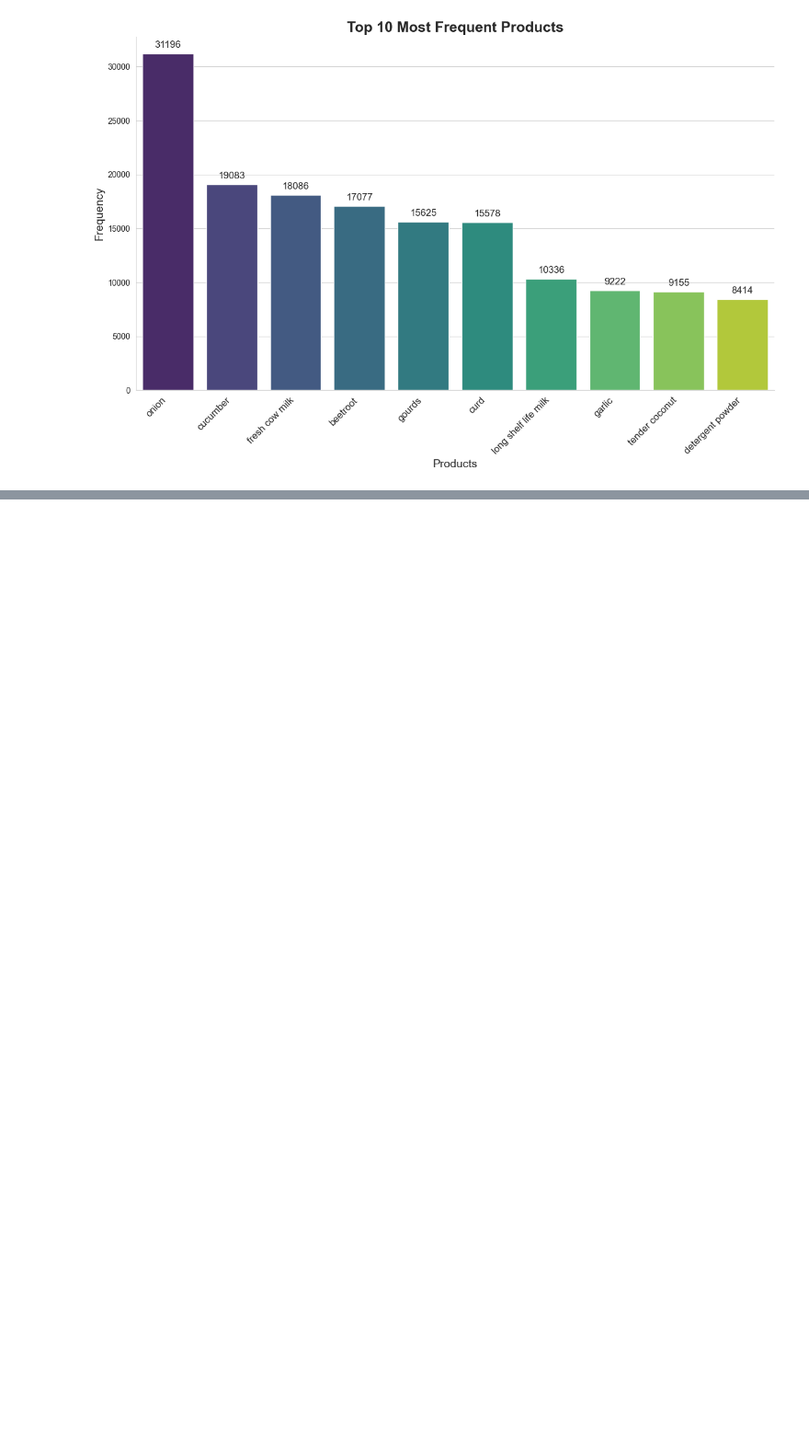
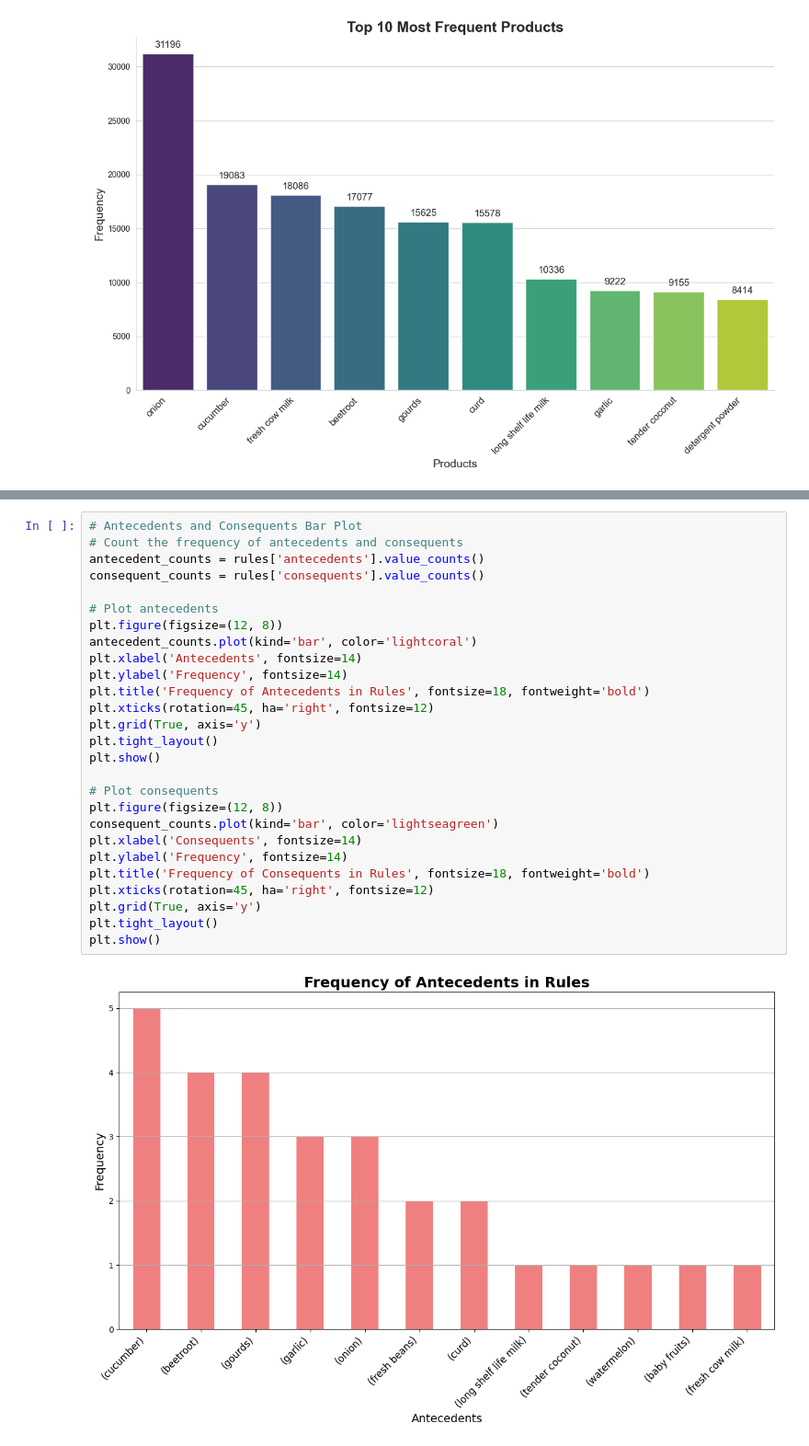
Before and after one commit to ayush4ise/Zepto-Recommendation-Case-Study, a Jupyter notebook: eda.ipynb, the cells around one changed output, grey strips where cells are left out. Shown at 92% size. Saved outputs shown, nothing was run; the diff lists cells and outputs as text; blank space fills up the shorter version.

```diff
--- a/eda.ipynb
+++ b/eda.ipynb
@@ -116,0 +142,29 @@ rules.head()
+# %%
+# Antecedents and Consequents Bar Plot
+# Count the frequency of antecedents and consequents
+antecedent_counts = rules['antecedents'].value_counts()
+consequent_counts = rules['consequents'].value_counts()
+
+# Plot antecedents
+plt.figure(figsize=(12, 8))
+antecedent_counts.plot(kind='bar', color='lightcoral')
+plt.xlabel('Antecedents', fontsize=14)
+plt.ylabel('Frequency', fontsize=14)
+plt.title('Frequency of Antecedents in Rules', fontsize=18, fontweight='bold')
+plt.xticks(rotation=45, ha='right', fontsize=12)
+plt.grid(True, axis='y')
+plt.tight_layout()
+plt.show()
+
+# Plot consequents
+plt.figure(figsize=(12, 8))
+consequent_counts.plot(kind='bar', color='lightseagreen')
+plt.xlabel('Consequents', fontsize=14)
+plt.ylabel('Frequency', fontsize=14)
+plt.title('Frequency of Consequents in Rules', fontsize=18, fontweight='bold')
+plt.xticks(rotation=45, ha='right', fontsize=12)
+plt.grid(True, axis='y')
+plt.tight_layout()
+plt.show()
+# %% [output]
+[figure, added]
```
Also changed, not shown: parts of 5 cells of this notebook.
